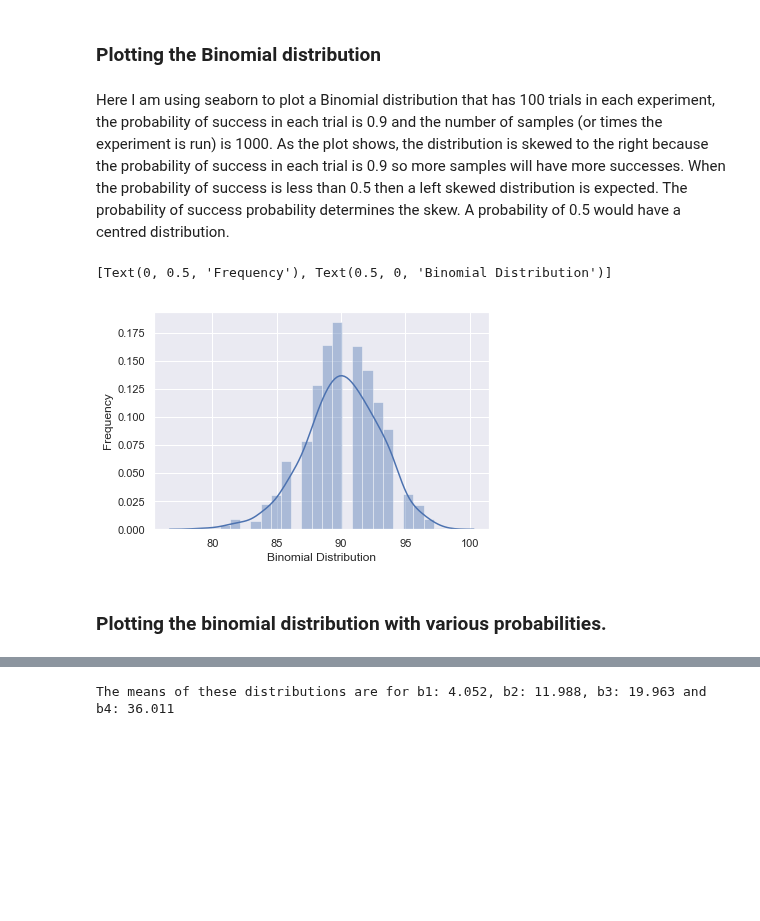
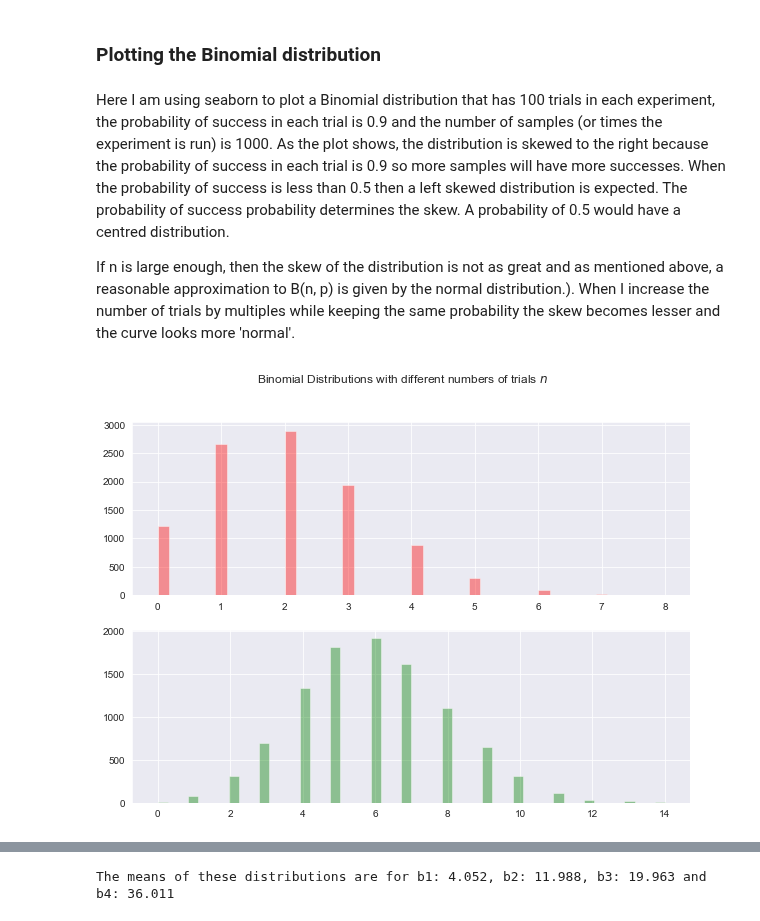
Before and after one commit to angela1C/Programming-for-Data-Analysis-numpy.random-project-2019, a Jupyter notebook: NumpyRandom.ipynb, the cells around one changed output, grey strips where cells are left out. Drawn from its saved outputs; the diff is of its cells as text; code cells hidden in the pictures; blank space fills up the shorter version.

```diff
--- a/NumpyRandom.ipynb
+++ b/NumpyRandom.ipynb
@@ -1158,15 +1158,24 @@ These 100 number represents the number of successes in each experiment where eac
 Here I am using seaborn to plot a Binomial distribution that has 100 trials in each experiment, the probability of success in each trial is 0.9 and the number of samples (or times the experiment is run) is 1000.
 As the plot shows, the distribution is skewed to the right because the probability of success in each trial is 0.9 so more samples will have more successes.
 When the probability of success is less than 0.5 then a left skewed distribution is expected. The probability of success probability determines the skew. A probability of 0.5 would have a centred distribution.
+
+If n is large enough, then the skew of the distribution is not as great and as mentioned above, a reasonable approximation to B(n, p) is given by the normal distribution.).
+When I increase the number of trials by multiples while keeping the same probability the skew becomes lesser and the curve looks more 'normal'.
-# %%
-from scipy import stats
-n,p,size = 100, 0.9, 1000  # number of trials, probability of success in each trial, number of samples (experiments run)
-s = np.random.binomial(n, p, size)
-ax = sns.distplot(s) # using seaborn distplot function
-#ax = sns.kdeplot(s, shade=True) # using seaborn distplot function
-ax.set(xlabel='Binomial Distribution', ylabel='Frequency')
-# %% [output]
-[Text(0, 0.5, 'Frequency'), Text(0.5, 0, 'Binomial Distribution')]
-[figure, removed]
-# %% [markdown]
-### Plotting the binomial distribution with various probabilities.
+# %%
+sns.set_style('darkgrid')
+n,p,size = 20, 0.9, 1000 # # number of trials, probability of success in each trial, number of samples (experiments run)
+# Generate a random datasets using random.binomial
+np.random.seed(10)
+b11 = np.random.binomial(n, p, size) # p= 0.1
+b22 = np.random.binomial(n*5, p, size) # p= 0.3
+
+# Set up the matplotlib figure
+f,axes = plt.subplots(2,1,figsize=(10,7),sharex=False)
+
+sns.distplot(b1, label="p=0.1", kde=False,color="r",ax=axes[0]) # p=0.1
+sns.distplot(b2, label="p=0.3", kde=False, color="g",ax=axes[1]) # p=0.5
+plt.suptitle("Binomial Distributions with different numbers of trials $n$")
+
+plt.show()
+# %% [output]
+[figure, added]
```
Also changed, not shown: parts of 26 cells of this notebook.
